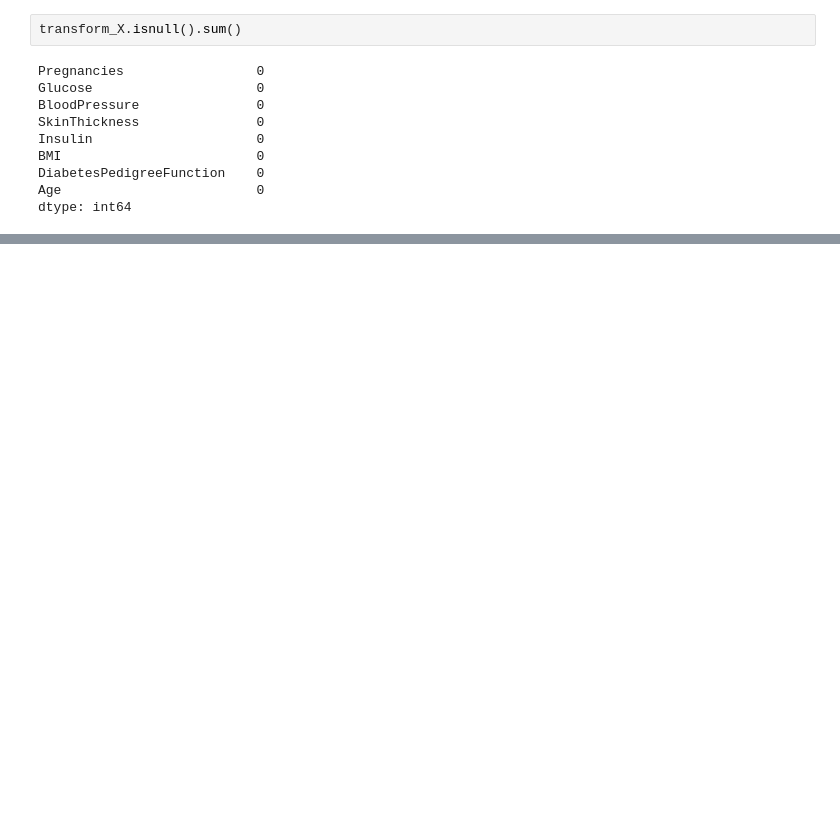
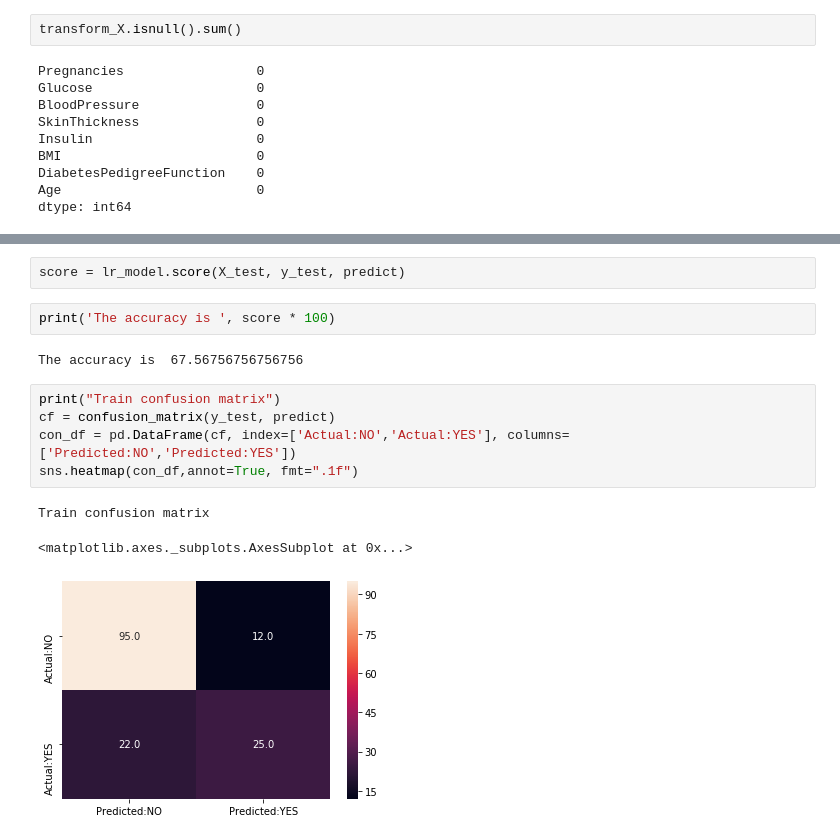
Before and after one commit to rakeshpolepeddi/ml, a Jupyter notebook: Logistic-Regression/prima diabetes/prima diabetes outcome.ipynb, the cells around one changed output, grey strips where cells are left out. Cells and saved outputs as stored; diff of their text form; blank space fills up the shorter version.

```diff
--- a/Logistic-Regression/prima diabetes/prima diabetes outcome.ipynb
+++ b/Logistic-Regression/prima diabetes/prima diabetes outcome.ipynb
@@ -136,0 +143,15 @@ lr_model.score(X_test, y_test, predict)
+# %%
+score = lr_model.score(X_test, y_test, predict)
+# %%
+print('The accuracy is ', score * 100)
+# %% [output]
+The accuracy is  67.56756756756756
+# %%
+print("Train confusion matrix")
+cf = confusion_matrix(y_test, predict)
+con_df = pd.DataFrame(cf, index=['Actual:NO','Actual:YES'], columns=['Predicted:NO','Predicted:YES'])
+sns.heatmap(con_df,annot=True, fmt=".1f")
+# %% [output]
+Train confusion matrix
+<matplotlib.axes._subplots.AxesSubplot at 0x...>
+[figure, added]
```
Also changed, not shown: parts of 58 cells of this notebook.
